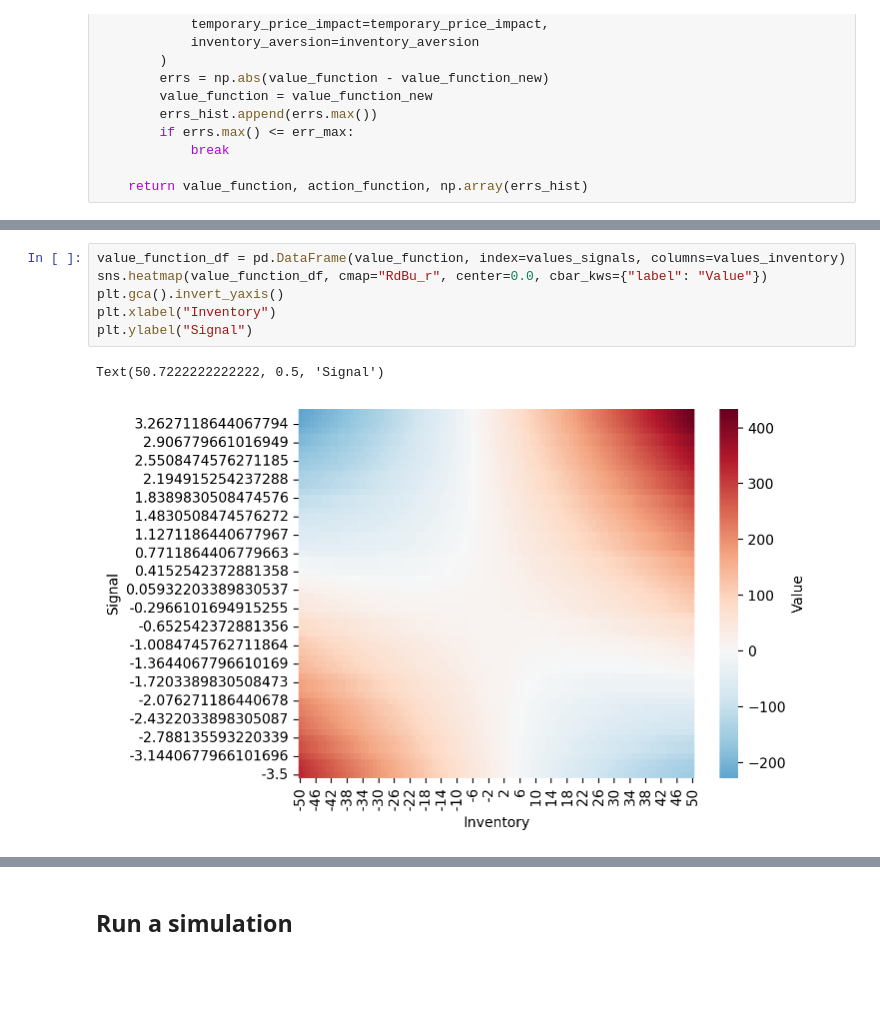
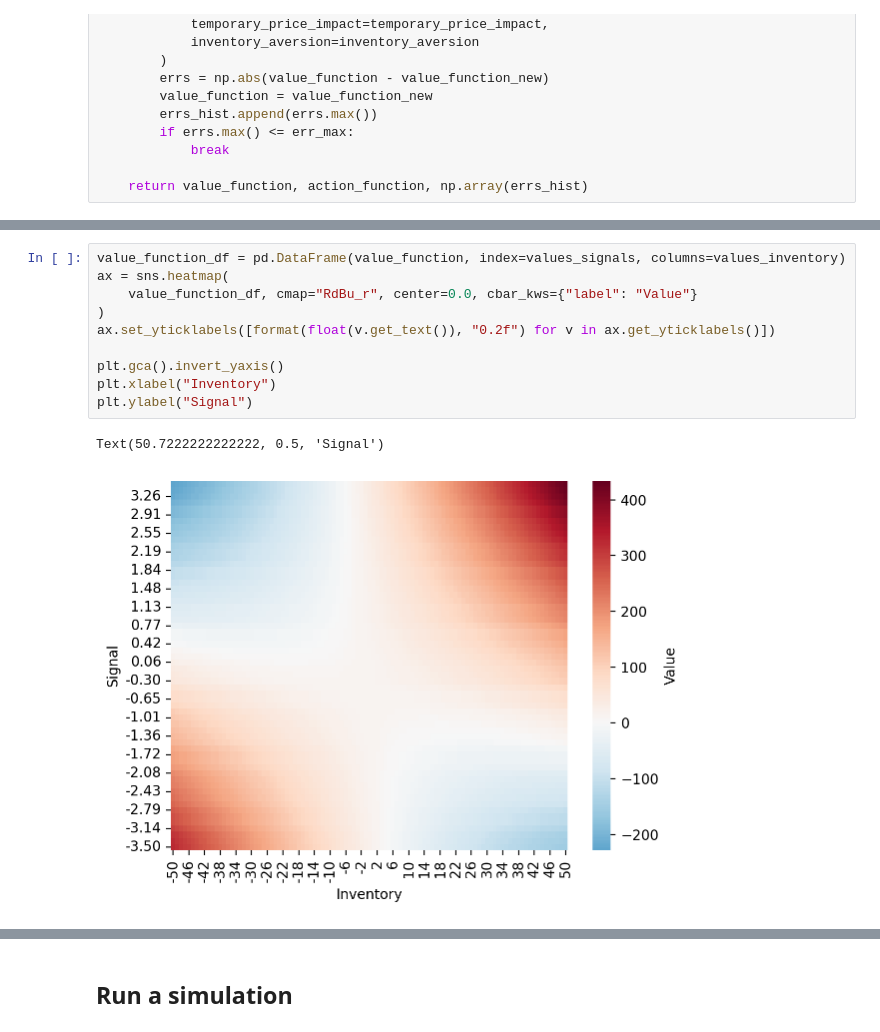
Before and after one commit to sapienzaio/online-ml-finance, a Jupyter notebook: 06-reinforcement-learning/price-impact-signal.ipynb, the cells around one changed output, grey strips where cells are left out. Drawn from its saved outputs; the diff is of its cells as text; blank space fills up the shorter version.

```diff
--- a/06-reinforcement-learning/price-impact-signal.ipynb
+++ b/06-reinforcement-learning/price-impact-signal.ipynb
@@ -404,12 +408,16 @@ Text(50.7222222222222, 0.5, 'Signal')
 # %%
 value_function_df = pd.DataFrame(value_function, index=values_signals, columns=values_inventory)
-sns.heatmap(value_function_df, cmap="RdBu_r", center=0.0, cbar_kws={"label": "Value"})
+ax = sns.heatmap(
+    value_function_df, cmap="RdBu_r", center=0.0, cbar_kws={"label": "Value"}
+)
+ax.set_yticklabels([format(float(v.get_text()), "0.2f") for v in ax.get_yticklabels()])
+
 plt.gca().invert_yaxis()
 plt.xlabel("Inventory")
 plt.ylabel("Signal")
 # %% [output]
 Text(50.7222222222222, 0.5, 'Signal')
-[figure, old version]
+[figure, new version]
 # %%
 log_value_function = np.sign(value_function) * np.log(np.abs(value_function))
 log_value_function_df = pd.DataFrame(log_value_function, index=values_signals, columns=values_inventory)
```
Also changed, not shown: parts of 4 cells of this notebook.
